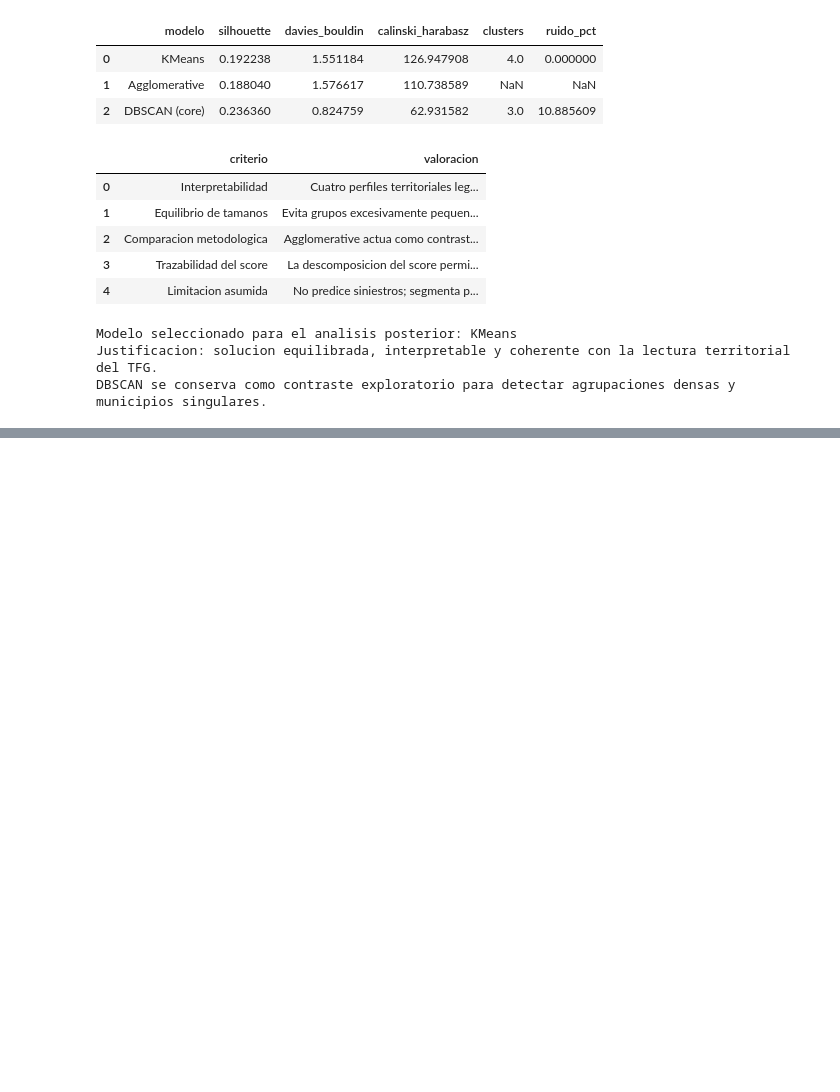
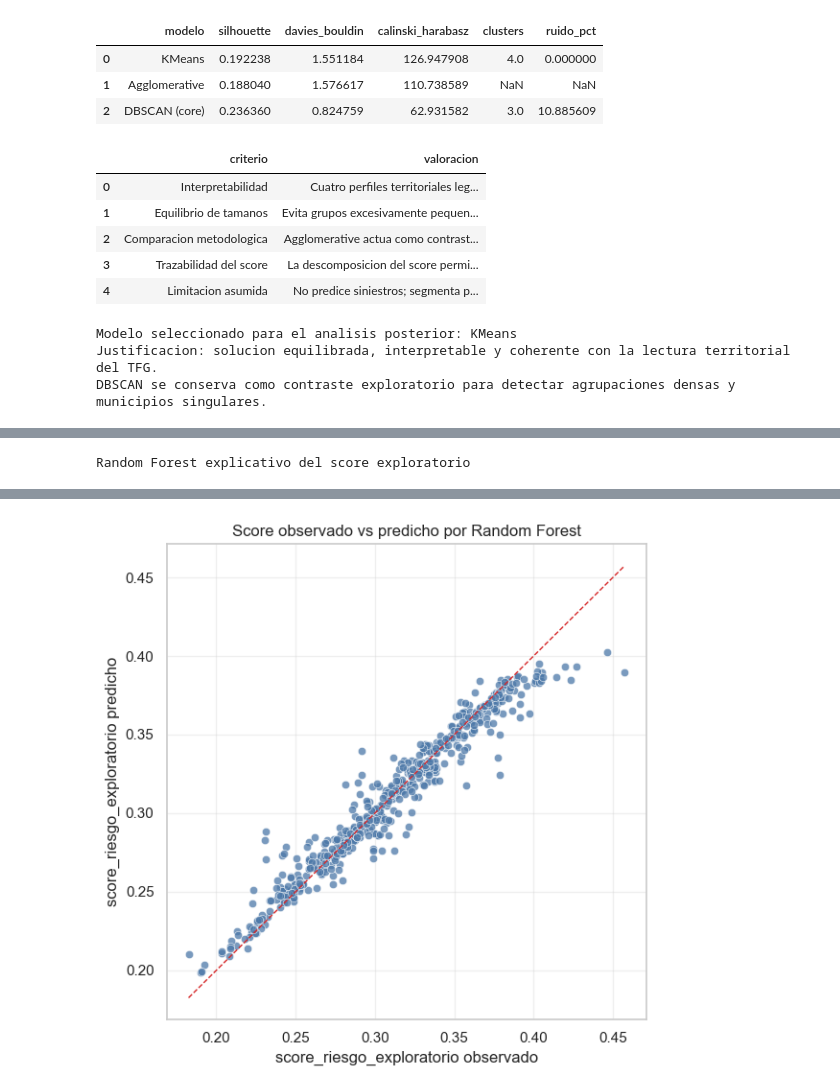
Before and after one commit to gonzalolarriba/modelo-geoespacial-riesgo-climatico, a Jupyter notebook: notebooks/notebook_4_modelado_segmentacion.ipynb, the cells around one changed output, grey strips where cells are left out. Cells and saved outputs as stored; diff of their text form; code cells hidden in the pictures; blank space fills up the shorter version.

Commit message:
feat(modeling): add random forest score explanation

```diff
--- a/notebooks/notebook_4_modelado_segmentacion.ipynb
+++ b/notebooks/notebook_4_modelado_segmentacion.ipynb
@@ -1200,0 +1226,79 @@ DBSCAN se conserva como contraste exploratorio para detectar agrupaciones densas
+# %%
+rf_target_col = "score_riesgo_exploratorio"
+rf_features = model_features.copy()
+
+X_rf = X_model[rf_features].copy()
+y_rf = df_mun[rf_target_col].copy()
+
+assert y_rf.isna().sum() == 0, "El target del Random Forest no puede contener nulos."
+assert X_rf.isna().sum().sum() == 0, "Las variables del Random Forest no pueden contener nulos."
+
+X_train, X_test, y_train, y_test = train_test_split(
+    X_rf,
+    y_rf,
+    test_size=0.25,
+    random_state=42,
+)
+
+rf_score_model = RandomForestRegressor(
+    n_estimators=300,
+    min_samples_leaf=3,
+    random_state=42,
+    n_jobs=1,
+    oob_score=True,
+)
+rf_score_model.fit(X_train, y_train)
+
+rf_pred_train = rf_score_model.predict(X_train)
+rf_pred_test = rf_score_model.predict(X_test)
+rf_pred_all = rf_score_model.predict(X_rf)
+
+df_mun["rf_score_riesgo_pred"] = rf_pred_all
+df_mun["rf_score_riesgo_residuo"] = df_mun[rf_target_col] - df_mun["rf_score_riesgo_pred"]
+df_mun["rf_score_riesgo_error_abs"] = df_mun["rf_score_riesgo_residuo"].abs()
+
+rf_metrics = pd.DataFrame(
+    [
+        {
+            "metrica": "R2 train",
+            "valor": r2_score(y_train, rf_pred_train),
+        },
+        {
+            "metrica": "R2 test",
+            "valor": r2_score(y_test, rf_pred_test),
+        },
+        {
+            "metrica": "MAE train",
+            "valor": mean_absolute_error(y_train, rf_pred_train),
+        },
+        {
+            "metrica": "MAE test",
+            "valor": mean_absolute_error(y_test, rf_pred_test),
+        },
+        {
+            "metrica": "R2 out-of-bag",
+            "valor": rf_score_model.oob_score_,
+        },
+        {
+            "metrica": "MAE total",
+            "valor": mean_absolute_error(y_rf, rf_pred_all),
+        },
+    ]
+)
+
+print("Random Forest explicativo del score exploratorio")
+display(rf_metrics.round(4))
+
+plt.figure(figsize=(6, 6))
+sns.scatterplot(x=y_rf, y=rf_pred_all, color="#4c78a8", alpha=0.75)
+min_val = min(y_rf.min(), rf_pred_all.min())
+max_val = max(y_rf.max(), rf_pred_all.max())
+plt.plot([min_val, max_val], [min_val, max_val], color="#d62728", linestyle="--", linewidth=1)
+plt.title("Score observado vs predicho por Random Forest")
+plt.xlabel("score_riesgo_exploratorio observado")
+plt.ylabel("score_riesgo_exploratorio predicho")
+plt.grid(alpha=0.3)
+plt.tight_layout()
+plt.show()
+# %% [output]
+Random Forest explicativo del score exploratorio
@@ -1200,0 +1312 @@ DBSCAN se conserva como contraste exploratorio para detectar agrupaciones densas
+[figure, added]
```
Also changed, not shown: parts of 10 cells of this notebook, 1 other file.
